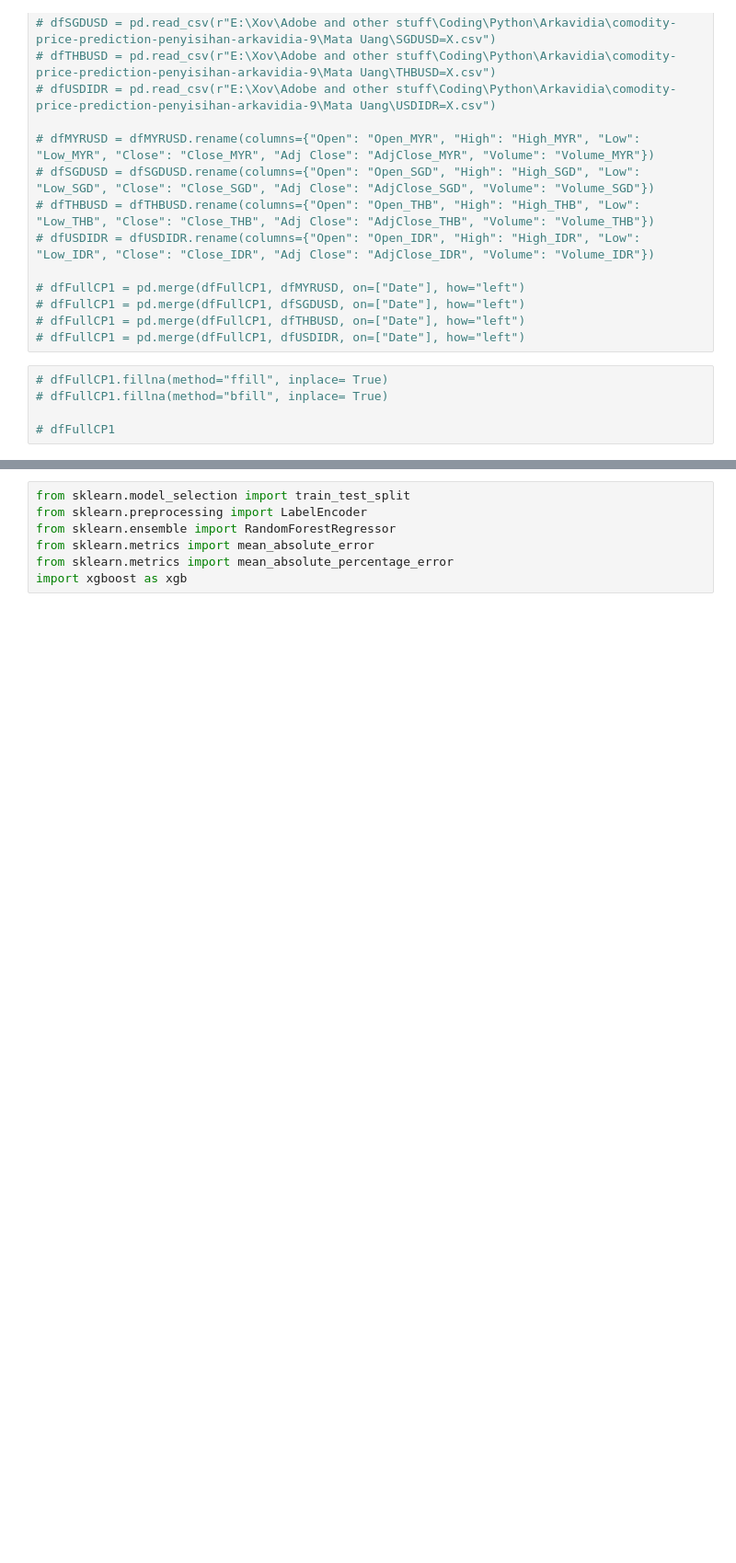
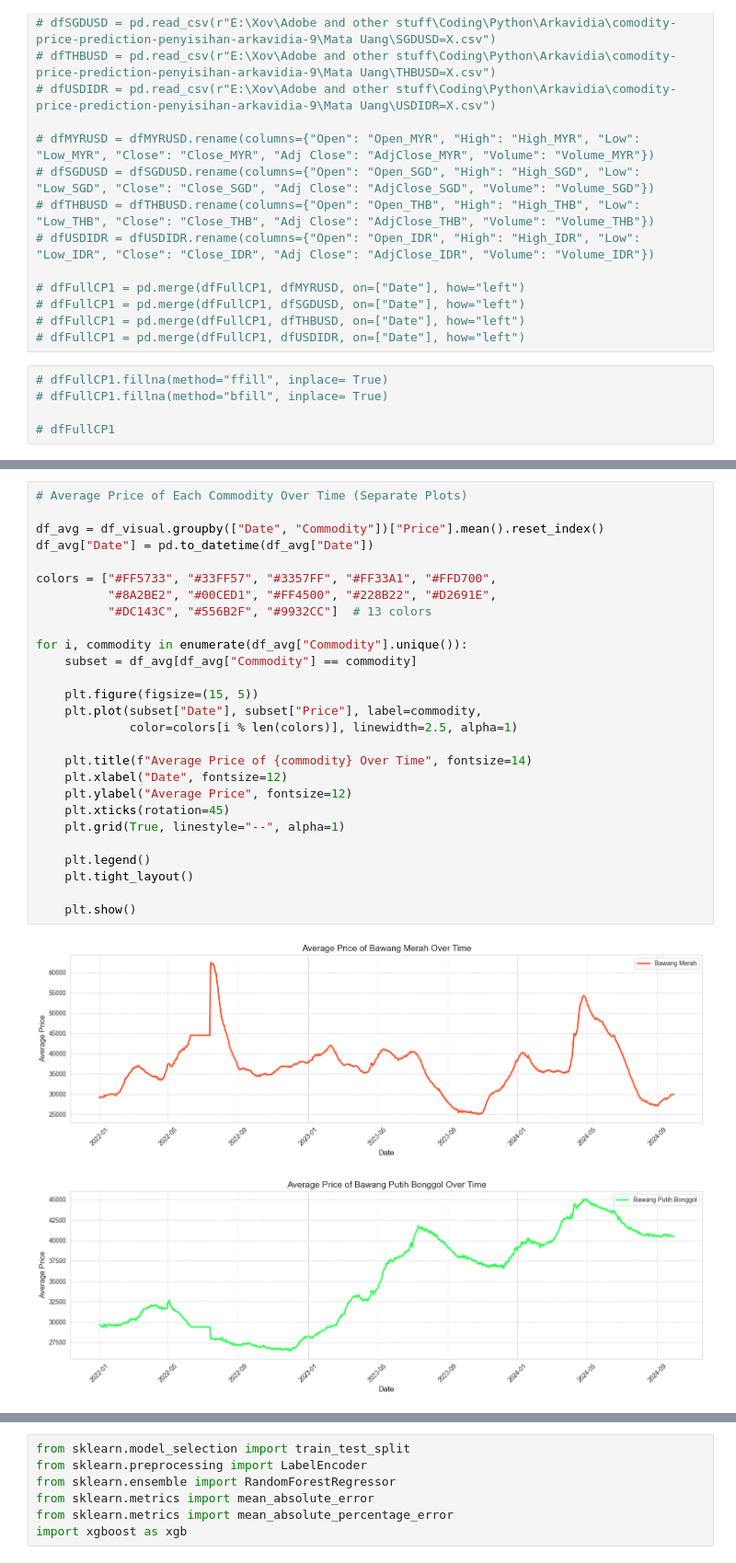
Before and after one commit to RobbenWijanathan/Datavidia-Ctrl-Alt-Win, a Jupyter notebook: main.ipynb, the cells around one changed output, grey strips where cells are left out. Shown at 92% size. Cells and saved outputs as stored; diff of their text form; blank space fills up the shorter version.

```diff
--- a/main.ipynb
+++ b/main.ipynb
@@ -94,0 +124,30 @@ plt.show()
+# %%
+# Average Price of Each Commodity Over Time (Separate Plots)
+
+df_avg = df_visual.groupby(["Date", "Commodity"])["Price"].mean().reset_index()
+df_avg["Date"] = pd.to_datetime(df_avg["Date"])
+
+colors = ["#FF5733", "#33FF57", "#3357FF", "#FF33A1", "#FFD700",
+          "#8A2BE2", "#00CED1", "#FF4500", "#228B22", "#D2691E",
+          "#DC143C", "#556B2F", "#9932CC"]  # 13 colors
+
+for i, commodity in enumerate(df_avg["Commodity"].unique()):
+    subset = df_avg[df_avg["Commodity"] == commodity]
+
+    plt.figure(figsize=(15, 5))
+    plt.plot(subset["Date"], subset["Price"], label=commodity,
+             color=colors[i % len(colors)], linewidth=2.5, alpha=1)
+
+    plt.title(f"Average Price of {commodity} Over Time", fontsize=14)
+    plt.xlabel("Date", fontsize=12)
+    plt.ylabel("Average Price", fontsize=12)
+    plt.xticks(rotation=45)
+    plt.grid(True, linestyle="--", alpha=1)
+
+    plt.legend()
+    plt.tight_layout()
+
+    plt.show()
+# %% [output]
+[figure, added]
+[figure, added]
```
Also changed, not shown: parts of 22 cells of this notebook, 2 other files.
